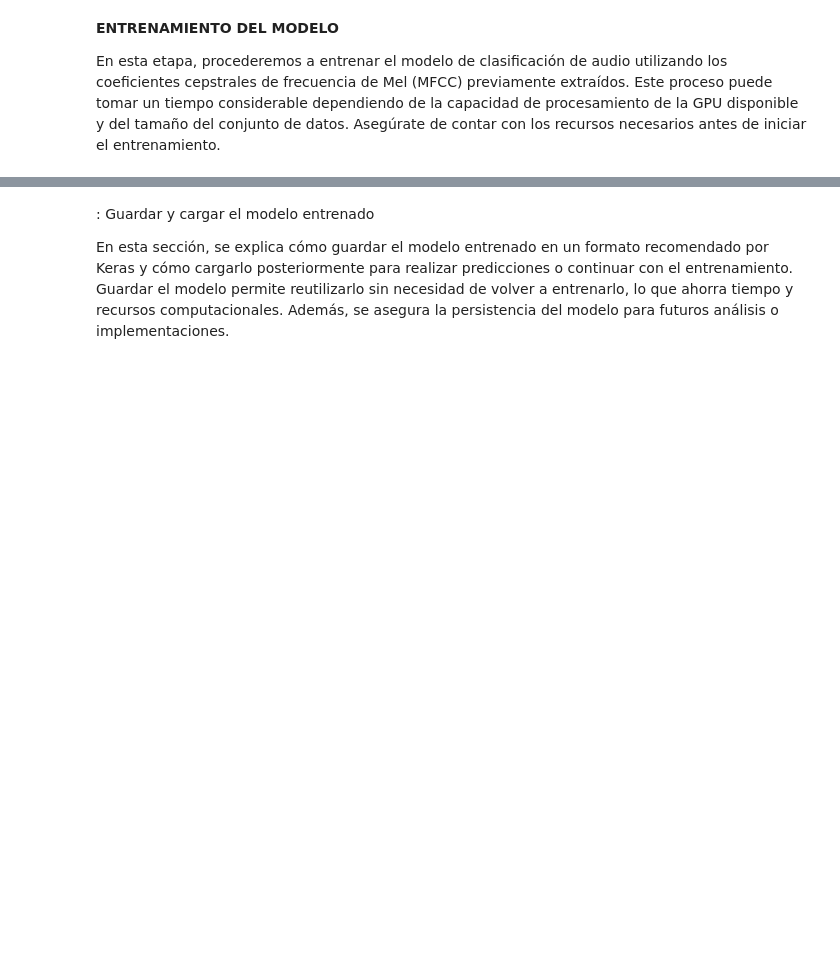
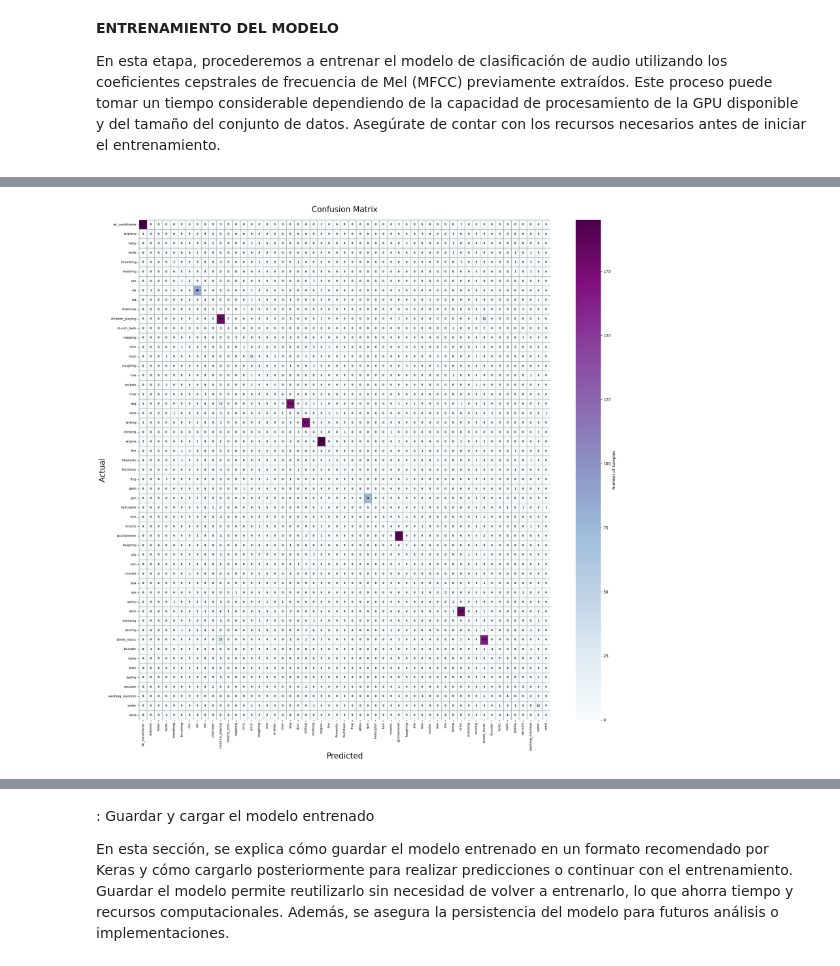
Before and after one commit to daniel-baf/url-notas, a Jupyter notebook: docs/0-RES/tecnologias-emergentes/proyecto final/notebook/recolector-audios.ipynb, the cells around one changed output, grey strips where cells are left out. Saved outputs shown, nothing was run; the diff lists cells and outputs as text; code cells hidden in the pictures; blank space fills up the shorter version.

```diff
--- a/docs/0-RES/tecnologias-emergentes/proyecto final/notebook/recolector-audios.ipynb
+++ b/docs/0-RES/tecnologias-emergentes/proyecto final/notebook/recolector-audios.ipynb
@@ -338,63 +481,46 @@ La arquitectura de la red incluye capas convolucionales para extraer caracterís
 # %%
 from tensorflow.keras import layers, models, regularizers
 
-# Configuration
-# Define the input shape for the model. It includes 39 features (13 MFCC + 13 delta + 13 delta-delta),
-# a fixed padding length of 174, and a single channel.
+# Define the input shape for the CNN (MFCC features: 39 coefficients, 174 frames, 1 channel)
 input_shape = (39, 174, 1)
 
-# Define the number of output classes based on the dataset.
-num_classes = number_of_classes
+# Number of output classes (unique sound categories)
+num_classes = len(class_mapping)
 
-# Model Architecture
-# We are building a Convolutional Neural Network (CNN) for audio classification.
-# The architecture includes convolutional layers for feature extraction,
-# pooling layers for dimensionality reduction, and dense layers for classification.
+# Build the CNN model for audio classification
 model = models.Sequential(
     [
         # Input layer
         layers.Input(shape=input_shape),
-        # Convolutional Block 1
-        # Extract features using 32 filters of size (3, 3), followed by batch normalization,
-        # max pooling to reduce spatial dimensions, and dropout for regularization.
+        # First convolutional block
         layers.Conv2D(32, (3, 3), activation="relu", padding="same"),
         layers.BatchNormalization(),
         layers.MaxPooling2D((2, 2)),
         layers.Dropout(0.3),
-        # Convolutional Block 2
-        # Use 64 filters of size (3, 3) for deeper feature extraction, followed by batch normalization,
-        # max pooling, and dropout for regularization.
+        # Second convolutional block
         layers.Conv2D(64, (3, 3), activation="relu", padding="same"),
         layers.BatchNormalization(),
         layers.MaxPooling2D((2, 2)),
         layers.Dropout(0.3),
-        # Convolutional Block 3
-        # Use 128 filters of size (3, 3) for even deeper feature extraction, followed by batch normalization,
-        # max pooling, and dropout for regularization.
+        # Third convolutional block
         layers.Conv2D(128, (3, 3), activation="relu", padding="same"),
         layers.BatchNormalization(),
         layers.MaxPooling2D((2, 2)),
         layers.Dropout(0.3),
-        # Dense Layers
-        # Flatten the feature maps into a 1D vector, followed by a dense layer with 256 units
-        # and L2 regularization to prevent overfitting. Batch normalization and dropout are applied.
+        # Flatten and dense layers
         layers.Flatten(),
         layers.Dense(256, activation="relu", kernel_regularizer=regularizers.l2(0.001)),
         layers.BatchNormalization(),
         layers.Dropout(0.5),
-        # Output Layer
-        # Use a dense layer with `num_classes` units and softmax activation for multi-class classification.
+        # Output layer with softmax activation for multi-class classification
         layers.Dense(num_classes, activation="softmax"),
     ]
 )
 
-# Compilation
-# Compile the model with the Adam optimizer, sparse categorical crossentropy loss (suitable for integer labels),
-# and accuracy as the evaluation metric.
+# Compile the model with Adam optimizer and sparse categorical crossentropy loss
 model.compile(
     optimizer="adam", loss="sparse_categorical_crossentropy", metrics=["accuracy"]
 )
 
-# Summary
-# Display the model architecture and the number of trainable parameters.
+# Display the model architecture summary
 model.summary()
@@ -489,37 +677,37 @@ confusion_matrix_result = confusion_matrix(
 # Crear el heatmap
 plt.figure(figsize=(20, 20))  # Tamaño más grande para que entren bien las etiquetas
 
 # Ensure class names are extracted from the label encoder
-class_names = label_encoder.classes_
-
 # Create the heatmap
 ax = sns.heatmap(
     confusion_matrix_result,
     annot=True,
     fmt="d",
     cmap="BuPu",  # Cambiado a "viridis"
-    xticklabels=class_names,
-    yticklabels=class_names,
+    xticklabels=class_mapping.keys(),
+    yticklabels=class_mapping.keys(),
     linewidths=0.5,
     linecolor="grey",
     cbar_kws={"label": "Number of Samples"},
     annot_kws={"size": 6, "color": "black", "weight": "bold"},  # Cambiado a negro
 )
 
 # Ajustar los textos
 ax.set_title("Confusion Matrix", fontsize=20, pad=20)
 ax.set_xlabel("Predicted", fontsize=20)
 ax.set_ylabel("Actual", fontsize=20)
 
 ax.set_xticklabels(ax.get_xticklabels(), rotation=90, fontsize=8)
 ax.set_yticklabels(ax.get_yticklabels(), rotation=0, fontsize=8)
 
 # Fondo del eje
 ax.set_facecolor("black")
 
 # Layout para evitar recortes
 plt.tight_layout()
 plt.show()
+# %% [output]
+[figure, added]
 # %%
 import numpy as np
 
```
Also changed, not shown: parts of 28 cells of this notebook, 2 other files.
